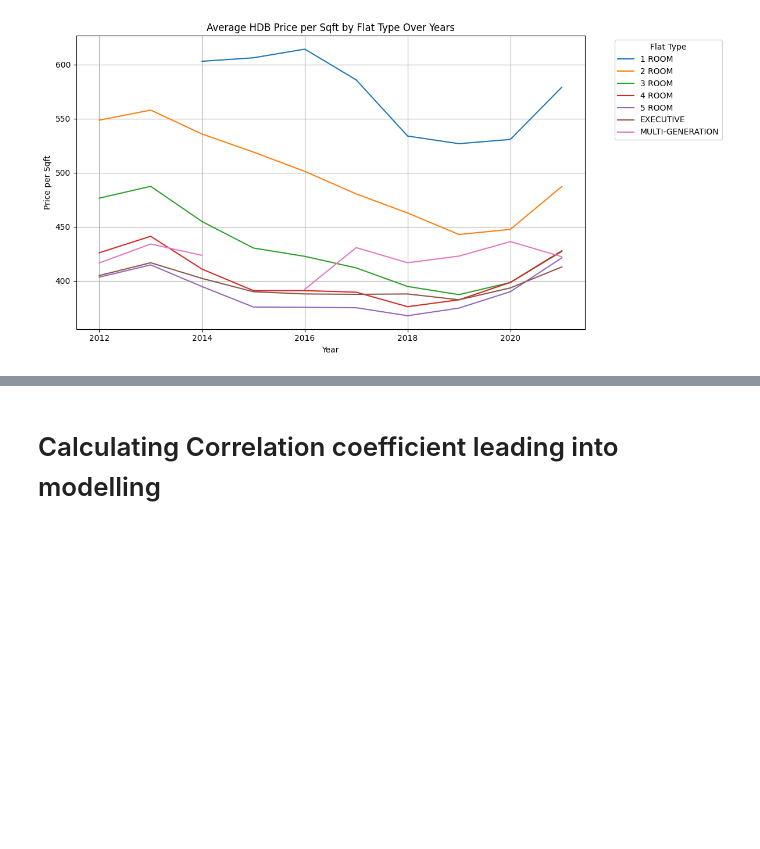
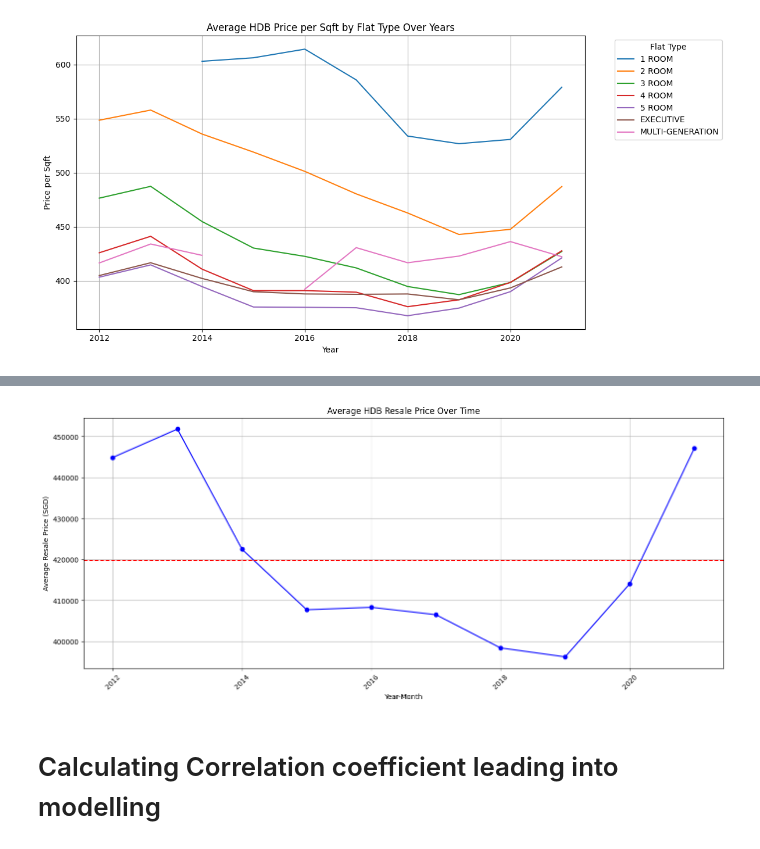
Before and after one commit to TheAnalystLeo/Groupdatasprint, a Jupyter notebook: datasprintgrp4.ipynb, the cells around one changed output, grey strips where cells are left out. Cells and saved outputs as stored; diff of their text form; code cells hidden in the pictures; blank space fills up the shorter version.

```diff
--- a/datasprintgrp4.ipynb
+++ b/datasprintgrp4.ipynb
@@ -266,3 +297,18 @@ plt.show()
+# %%
+price_trend = hdb.groupby('Tranc_Year')['resale_price'].mean().sort_index()
+avg_yearly_transaction = price_trend.mean()
+plt.figure(figsize=(14, 6))
+price_trend.plot(marker='o', color='blue')
+plt.axhline(y=avg_yearly_transaction, color='red', linestyle='--', label=f'Avg Volume = {avg_yearly_transaction:.0f}')
+plt.title('Average HDB Resale Price Over Time')
+plt.xlabel('Year-Month')
+plt.ylabel('Average Resale Price (SGD)')
+plt.grid(True)
+plt.tight_layout()
+plt.xticks(rotation=45)
+plt.show()
+# %% [output]
+[figure, added]
 # %% [markdown]
 # Calculating Correlation coefficient leading into modelling
 # %%
```
Also changed, not shown: parts of 5 cells of this notebook.
